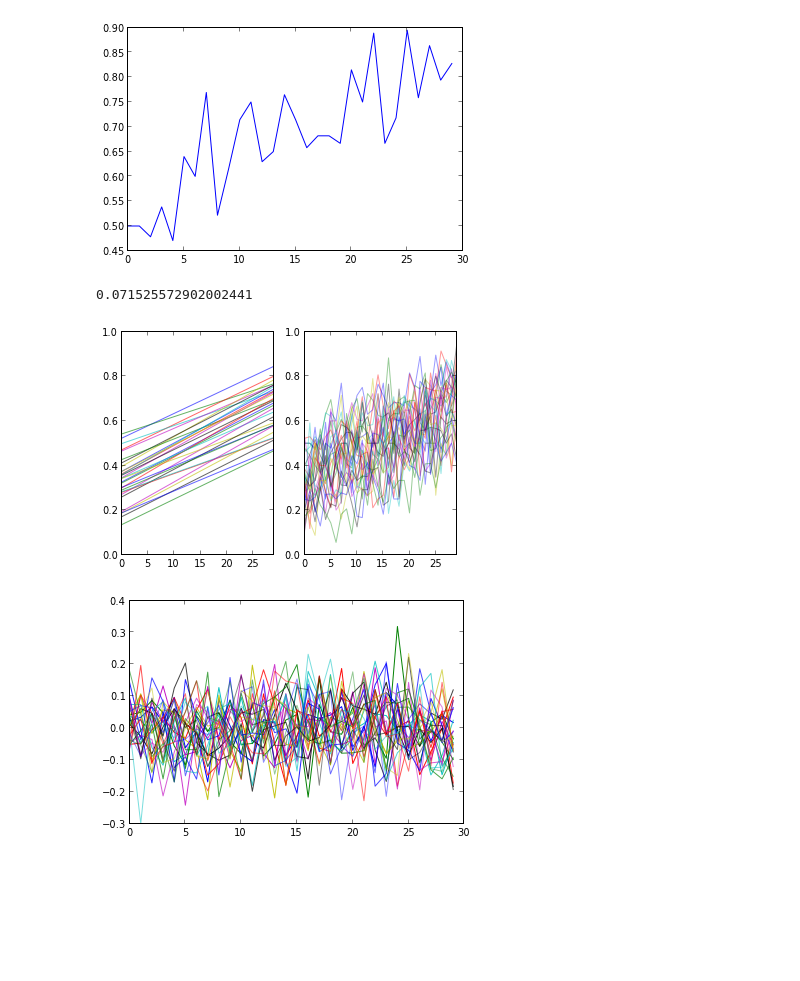
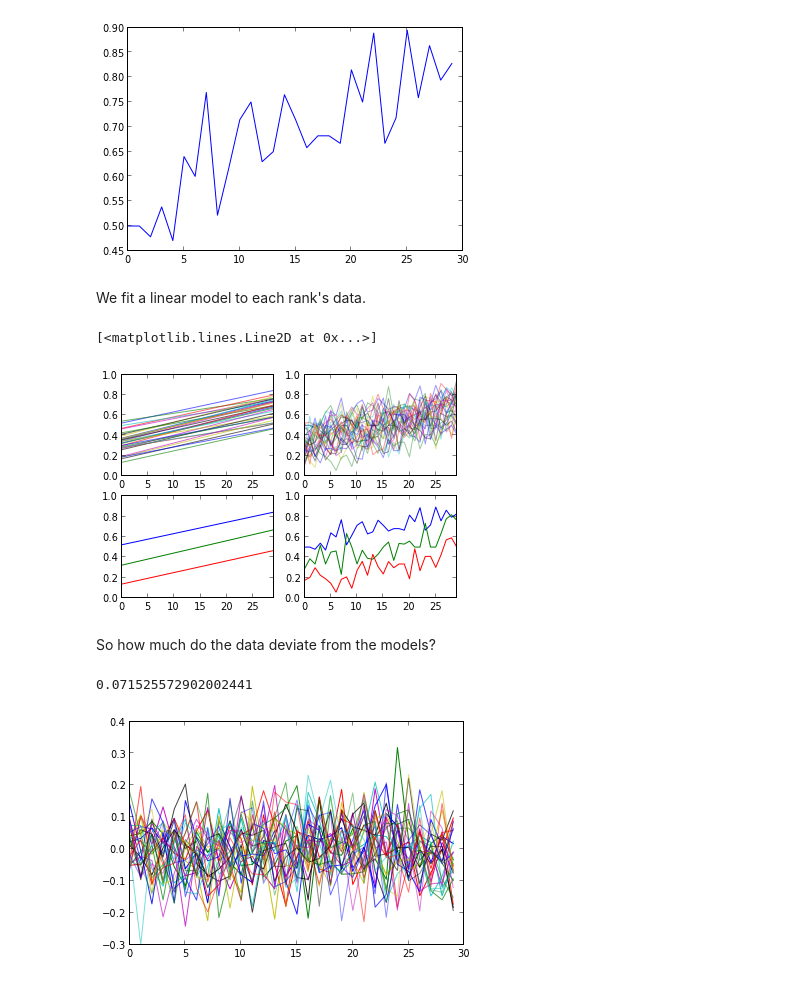
Before and after one commit to bwgroff/NHLluck, a Jupyter notebook: NHL numbers.ipynb, the cells around one changed output. Cells and saved outputs as stored; diff of their text form; code cells hidden in the pictures; blank space fills up the shorter version.

Commit message:
moved data to /data/, modified code to find data on any system, added markup

```diff
--- a/NHL numbers.ipynb
+++ b/NHL numbers.ipynb
@@ -15,8 +16,8 @@ gamesDFs = []
 standingsDFs = []
 yearList = ['01','02','03','04','06','07','08','09','10','11','12','13']
 for year in yearList:
-    gamesDFs.append(pd.read_csv('games'+year+'.csv', parse_dates = False))
-    standingsDFs.append(pd.read_csv('standings'+year+'.csv',index_col=False).to_dict()['Unnamed: 1'])
+    gamesDFs.append(pd.read_csv(getcwd()+'/data/games'+year+'.csv', parse_dates = False))
+    standingsDFs.append(pd.read_csv(getcwd()+'/data/standings'+year+'.csv',index_col=False).to_dict()['Unnamed: 1'])
 # %% [markdown]
 Here's a little transformation that puts converts the dictionary of standings into a dict of the form ranks[year_index][team] = rank in final standings. We have to spend some effort standardizing the team names.
 # %%
@@ -86,6 +100,8 @@ plot(ratioArray[0])
 # %% [output]
 [<matplotlib.lines.Line2D at 0x...>]
 [figure]
+# %% [markdown]
+We fit a linear model to each rank's data.
 # %%
 X = arange(30).reshape(30,1)
 models = []
@@ -93,21 +109,38 @@ for team in ratioArray:
     lrmodel = linear_model.LinearRegression()
     lrmodel.fit(X,team)
     models.append(lrmodel.predict(X))
+# %%
+pyplot.figure(1)
+
+pyplot.subplot(221)
+pyplot.axis([0,29,0,1])
+for i in models:
+    plot(i,alpha=0.6)
+
+pyplot.subplot(222)
+pyplot.axis([0,29,0,1])
+for i in range(30):
+    plot(ratioArray[i],alpha=0.4)
+
+pyplot.subplot(223)
+pyplot.axis([0,29,0,1])
+plot(models[0])
+plot(models[15])
+plot(models[29])
+
+pyplot.subplot(224)
+pyplot.axis([0,29,0,1])
+plot(ratioArray[0])
+plot(ratioArray[15])
+plot(ratioArray[29])
+# %% [output]
+[<matplotlib.lines.Line2D at 0x...>]
+[figure, added]
+# %% [markdown]
+So how much do the data deviate from the models?
 # %%
 predicted = array(models)
 deviation = (predicted - ratioArray)
 mean(abs(deviation))
 # %% [output]
 0.071525572902002441
-# %%
-pyplot.figure(1)
-pyplot.subplot(121)
-pyplot.axis([0,29,0,1])
-for i in models:
-    plot(i,alpha=0.6)
-pyplot.subplot(122)
-pyplot.axis([0,29,0,1])
-for i in range(30):
-    plot(ratioArray[i],alpha=0.4)
-# %% [output]
-[figure, removed]
```
Also changed, not shown: parts of 14 cells of this notebook, 39 other files.
